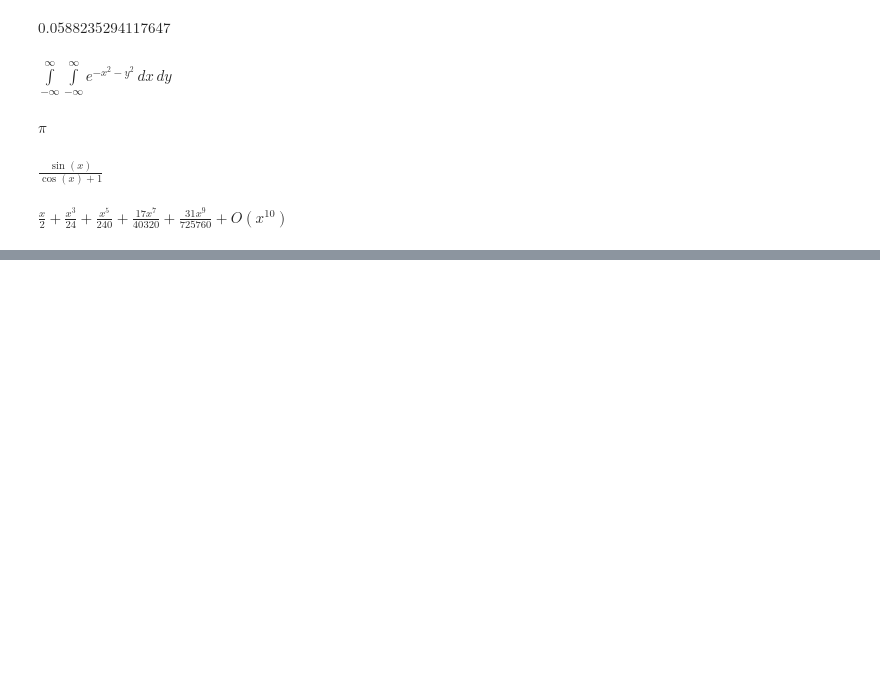
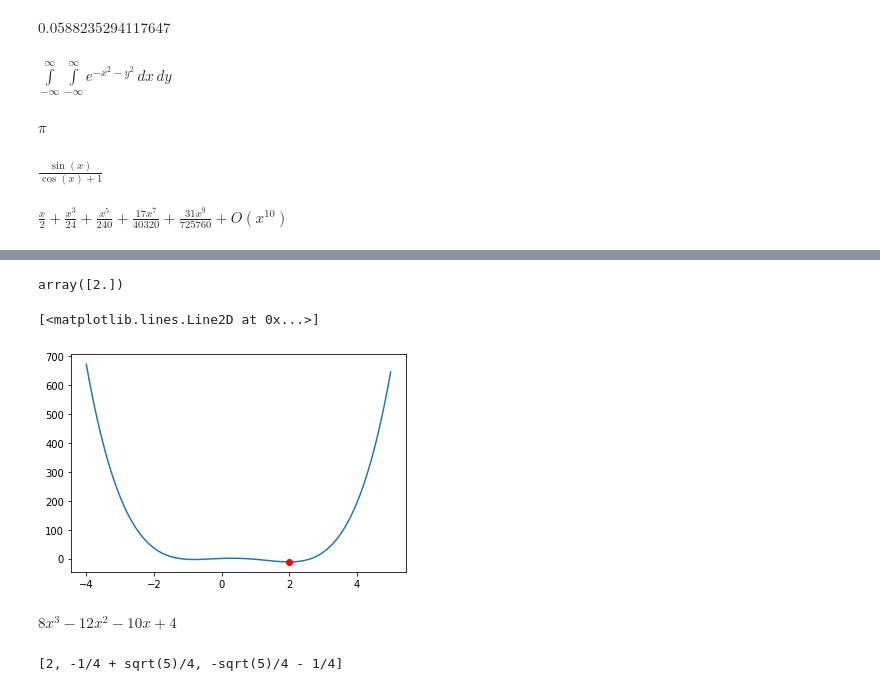
Before and after one commit to angelacpd/Scientific_Python, a Jupyter notebook: Lecture_5.ipynb, the cells around one changed output, grey strips where cells are left out. Drawn from its saved outputs; the diff is of its cells as text; code cells hidden in the pictures; blank space fills up the shorter version.

```diff
--- a/Lecture_5.ipynb
+++ b/Lecture_5.ipynb
@@ -596,0 +608,3 @@ $\displaystyle \frac{x}{2} + \frac{x^{3}}{24} + \frac{x^{5}}{240} + \frac{17 x^{
+# %%
+coef = np.random.randint(-5, 5, size=(10,6))
+coef
@@ -596,0 +622,4 @@ $\displaystyle \frac{x}{2} + \frac{x^{3}}{24} + \frac{x^{5}}{240} + \frac{17 x^{
+# %%
+def h(w):
+    v = coef[1,:]
+    return v[0]*w**5 + v[1]*w**4 + v[2]*w**3 + v[3]*w**2 + v[4]*w + v[5]
@@ -596,0 +664,3 @@ $\displaystyle \frac{x}{2} + \frac{x^{3}}{24} + \frac{x^{5}}{240} + \frac{17 x^{
+# %%
+results = optimize.minimize(h, 13)
+results
@@ -596,0 +678,23 @@ $\displaystyle \frac{x}{2} + \frac{x^{3}}{24} + \frac{x^{5}}{240} + \frac{17 x^{
+# %%
+x_min = results.x
+x_min
+# %% [output]
+array([2.])
+# %%
+t = np.linspace(-4,5,100)
+plt.plot(t,h(t));
+plt.plot(x_min, h(x_min), 'ro')
+# %% [output]
+[<matplotlib.lines.Line2D at 0x...>]
+[figure, added]
+# %%
+# Compute the first derivative
+d_expr = diff(expr, x)
+d_expr
+# %% [output]
+$\displaystyle 8 x^{3} - 12 x^{2} - 10 x + 4$
+# %%
+# Find the roots of first derivative
+solve(d_expr, x=x_min)
+# %% [output]
+[2, -1/4 + sqrt(5)/4, -sqrt(5)/4 - 1/4]
```
Also changed, not shown: parts of 30 cells of this notebook.
